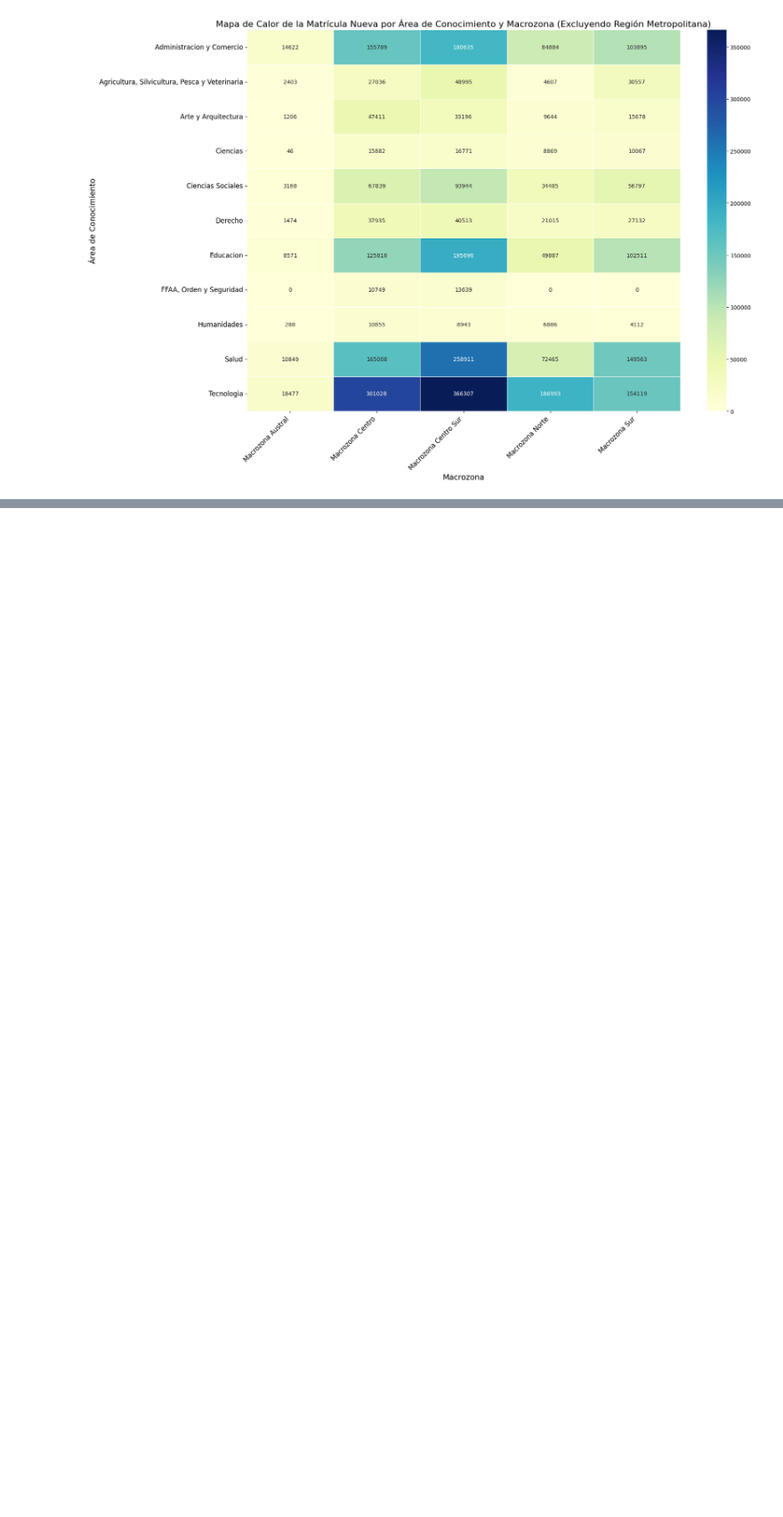
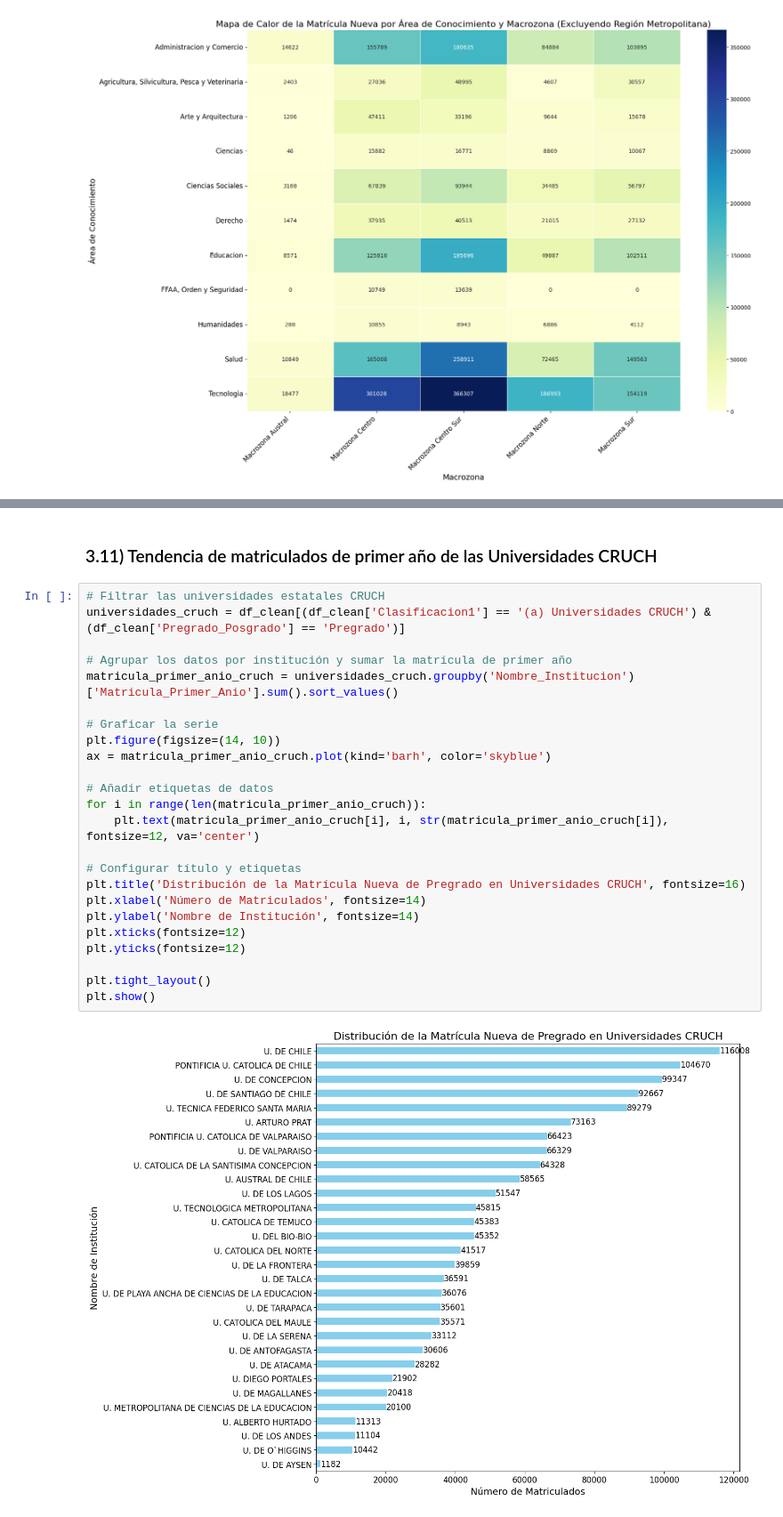
Before and after one commit to jcastilloc168/PythonUDD_ProyectoFinal, a Jupyter notebook: notebooks/03_Visualizacion.ipynb, the cells around one changed output, grey strips where cells are left out. Shown at 89% size. Saved outputs shown, nothing was run; the diff lists cells and outputs as text; blank space fills up the shorter version.

```diff
--- a/notebooks/03_Visualizacion.ipynb
+++ b/notebooks/03_Visualizacion.ipynb
@@ -344,0 +369,28 @@ plt.show()
+# %% [markdown]
+### 3.11) Tendencia de matriculados de primer año de las Universidades CRUCH
+# %%
+# Filtrar las universidades estatales CRUCH
+universidades_cruch = df_clean[(df_clean['Clasificacion1'] == '(a) Universidades CRUCH') & (df_clean['Pregrado_Posgrado'] == 'Pregrado')]
+
+# Agrupar los datos por institución y sumar la matrícula de primer año
+matricula_primer_anio_cruch = universidades_cruch.groupby('Nombre_Institucion')['Matricula_Primer_Anio'].sum().sort_values()
+
+# Graficar la serie
+plt.figure(figsize=(14, 10))
+ax = matricula_primer_anio_cruch.plot(kind='barh', color='skyblue')
+
+# Añadir etiquetas de datos
+for i in range(len(matricula_primer_anio_cruch)):
+    plt.text(matricula_primer_anio_cruch[i], i, str(matricula_primer_anio_cruch[i]), fontsize=12, va='center')
+
+# Configurar título y etiquetas
+plt.title('Distribución de la Matrícula Nueva de Pregrado en Universidades CRUCH', fontsize=16)
+plt.xlabel('Número de Matriculados', fontsize=14)
+plt.ylabel('Nombre de Institución', fontsize=14)
+plt.xticks(fontsize=12)
+plt.yticks(fontsize=12)
+
+plt.tight_layout()
+plt.show()
+# %% [output]
+[figure, added]
```
Also changed, not shown: parts of 4 cells of this notebook.
